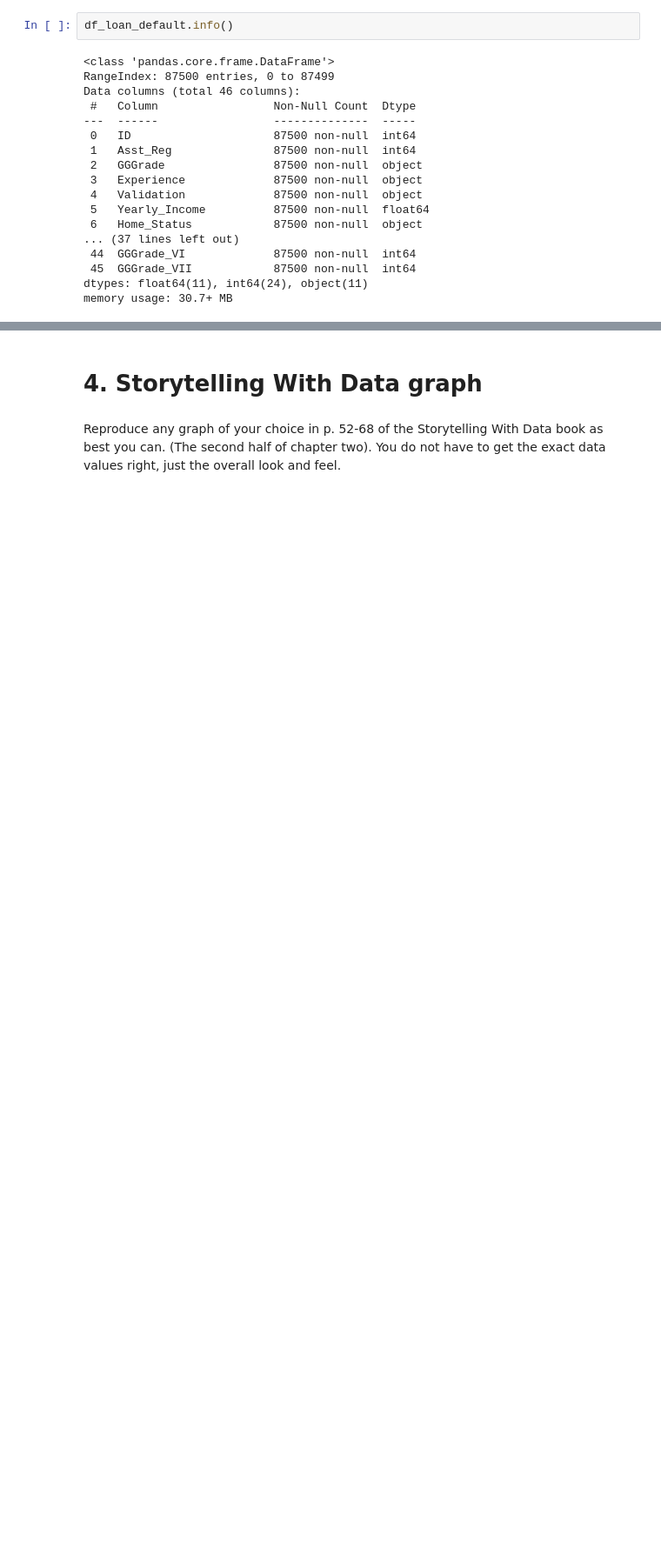
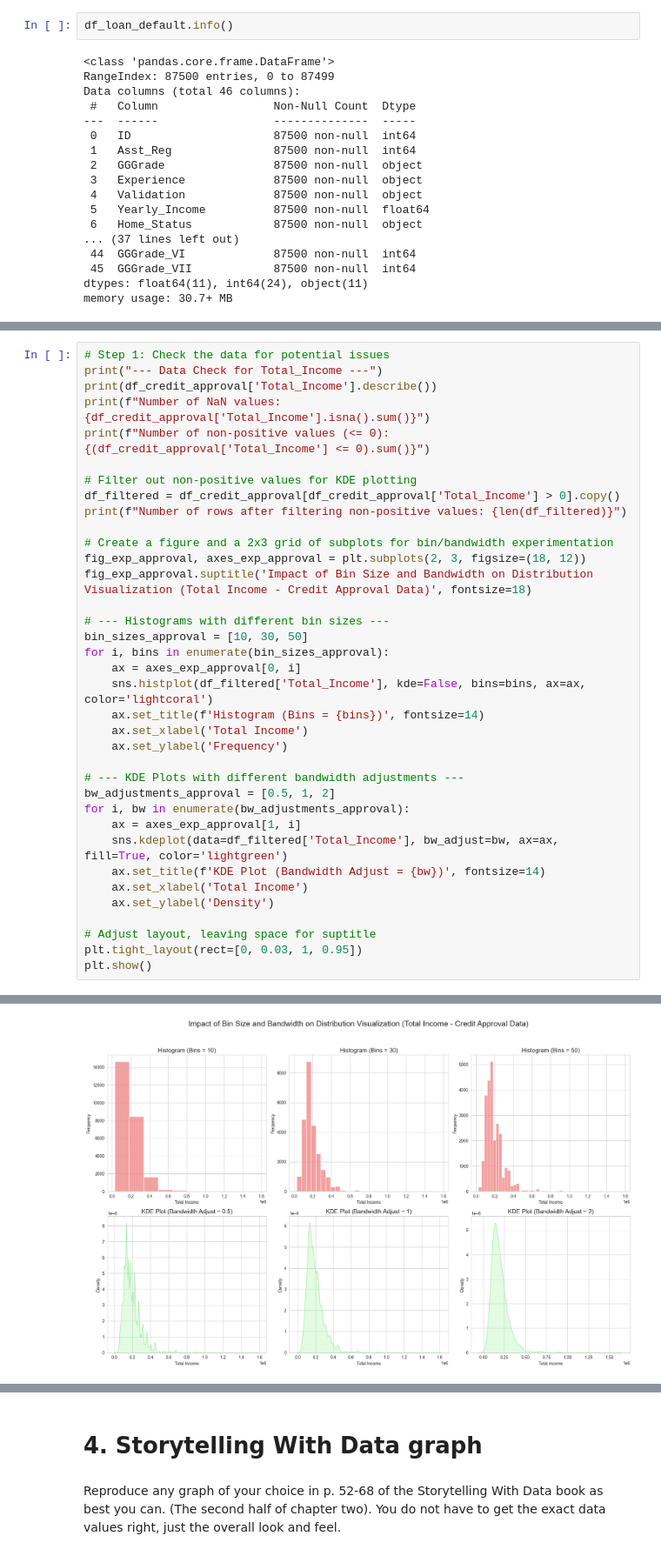
Before and after one commit to abcbbong/699_O2, a Jupyter notebook: OMDS-MODB2-Week4-Lee-JaeHoon.ipynb, the cells around one changed output, grey strips where cells are left out. Shown at 87% size. Saved outputs shown, nothing was run; the diff lists cells and outputs as text; blank space fills up the shorter version.

```diff
--- a/OMDS-MODB2-Week4-Lee-JaeHoon.ipynb
+++ b/OMDS-MODB2-Week4-Lee-JaeHoon.ipynb
@@ -251,0 +574,37 @@ memory usage: 30.7+ MB
+# %%
+# Step 1: Check the data for potential issues
+print("--- Data Check for Total_Income ---")
+print(df_credit_approval['Total_Income'].describe())
+print(f"Number of NaN values: {df_credit_approval['Total_Income'].isna().sum()}")
+print(f"Number of non-positive values (<= 0): {(df_credit_approval['Total_Income'] <= 0).sum()}")
+
+# Filter out non-positive values for KDE plotting
+df_filtered = df_credit_approval[df_credit_approval['Total_Income'] > 0].copy()
+print(f"Number of rows after filtering non-positive values: {len(df_filtered)}")
+
+# Create a figure and a 2x3 grid of subplots for bin/bandwidth experimentation
+fig_exp_approval, axes_exp_approval = plt.subplots(2, 3, figsize=(18, 12))
+fig_exp_approval.suptitle('Impact of Bin Size and Bandwidth on Distribution Visualization (Total Income - Credit Approval Data)', fontsize=18)
+
+# --- Histograms with different bin sizes ---
+bin_sizes_approval = [10, 30, 50]
+for i, bins in enumerate(bin_sizes_approval):
+    ax = axes_exp_approval[0, i]
+    sns.histplot(df_filtered['Total_Income'], kde=False, bins=bins, ax=ax, color='lightcoral')
+    ax.set_title(f'Histogram (Bins = {bins})', fontsize=14)
+    ax.set_xlabel('Total Income')
+    ax.set_ylabel('Frequency')
+
+# --- KDE Plots with different bandwidth adjustments ---
+bw_adjustments_approval = [0.5, 1, 2]
+for i, bw in enumerate(bw_adjustments_approval):
+    ax = axes_exp_approval[1, i]
+    sns.kdeplot(data=df_filtered['Total_Income'], bw_adjust=bw, ax=ax, fill=True, color='lightgreen')
+    ax.set_title(f'KDE Plot (Bandwidth Adjust = {bw})', fontsize=14)
+    ax.set_xlabel('Total Income')
+    ax.set_ylabel('Density')
+
+# Adjust layout, leaving space for suptitle
+plt.tight_layout(rect=[0, 0.03, 1, 0.95])
+plt.show()
+# %% [output]
@@ -251,0 +624 @@ memory usage: 30.7+ MB
+[figure, added]
```
Also changed, not shown: parts of 25 cells of this notebook.
